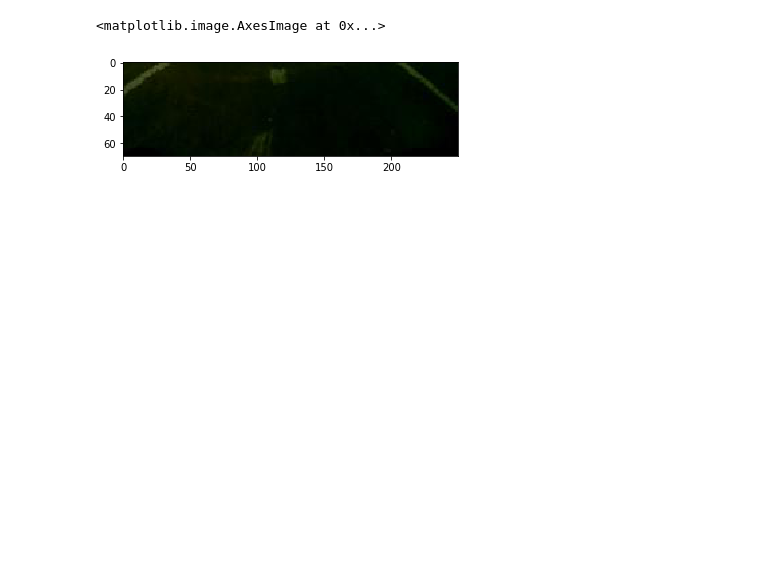
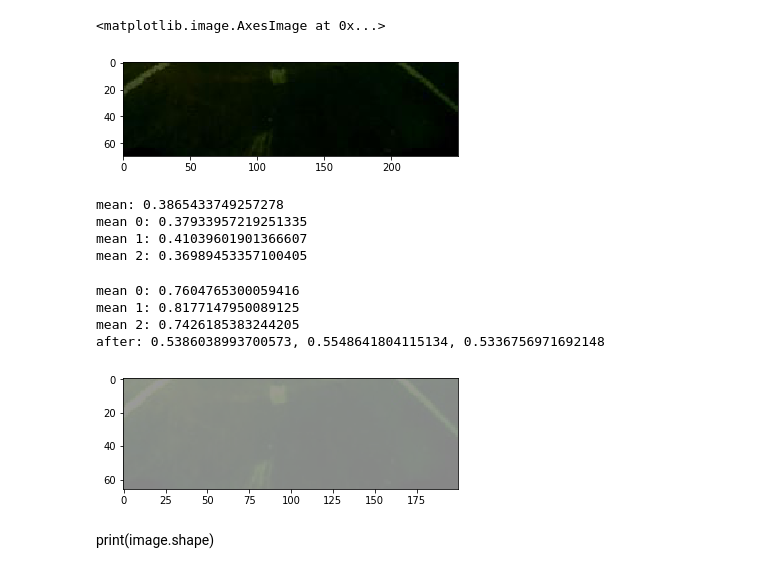
Before and after one commit to Max0u/RobotCar-SCIA, a Jupyter notebook: preprocessing/test_preprocessing.ipynb, the cells around one changed output. Drawn from its saved outputs; the diff is of its cells as text; code cells hidden in the pictures; blank space fills up the shorter version.

```diff
--- a/preprocessing/test_preprocessing.ipynb
+++ b/preprocessing/test_preprocessing.ipynb
@@ -27,3 +31,62 @@ imshow(np.asarray(image))
 # %% [output]
 <matplotlib.image.AxesImage at 0x...>
 [figure]
+# %%
+HEIGHT, WIDTH = 66, 200
+
+image = imread('res.jpg')
+image = resize(image, (HEIGHT, WIDTH))
+
+mean = image.mean()
+print('mean: {1}'.format(i, mean))
+
+for i in range(3):
+    mean = image[:, :, i].mean()
+    print('mean {0}: {1}'.format(i, mean))
+# %% [output]
+mean: 0.3865433749257278
+mean 0: 0.37933957219251335
+mean 1: 0.41039601901366607
+mean 2: 0.36989453357100405
+# %%
+HEIGHT, WIDTH = 66, 200
+
+image = imread('bright.jpg')
+image = resize(image, (HEIGHT, WIDTH))
+
+# compute mean for all channels to determine if the image
+# is bright or dark
+
+mean = image.mean()
+
+# the value is arbitrary
+bright = mean > 0.4
+ideals = [0.035, 0.11, 0.011]
+
+# compute mean for each channel
+for i, ideal in enumerate(ideals):
+    if bright:
+        ideal = np.exp(ideal - 1)
+    mean = image[:, :, i].mean()
+    image[:, :, i] = image[:, :, i] * (ideal / mean)
+    print('mean {0}: {1}'.format(i, mean))
+
+
+# normalization of the image
+image[image > 1] = 1
+image = np.exp(image - 1)
+print('after: {0}, {1}, {2}'.format(image[:, :, 0].mean(),
+                                    image[:, :, 1].mean(),
+                                    image[:, :, 2].mean()))
+
+
+imshow(image)
+imsave('res.jpg', image)
+# %% [output]
+mean 0: 0.7604765300059416
+mean 1: 0.8177147950089125
+mean 2: 0.7426185383244205
+after: 0.5386038993700573, 0.5548641804115134, 0.5336756971692148
+[figure, added]
+# %% [markdown]
+print(image.shape)
```
Also changed, not shown: parts of 3 cells of this notebook, 2 other files.
